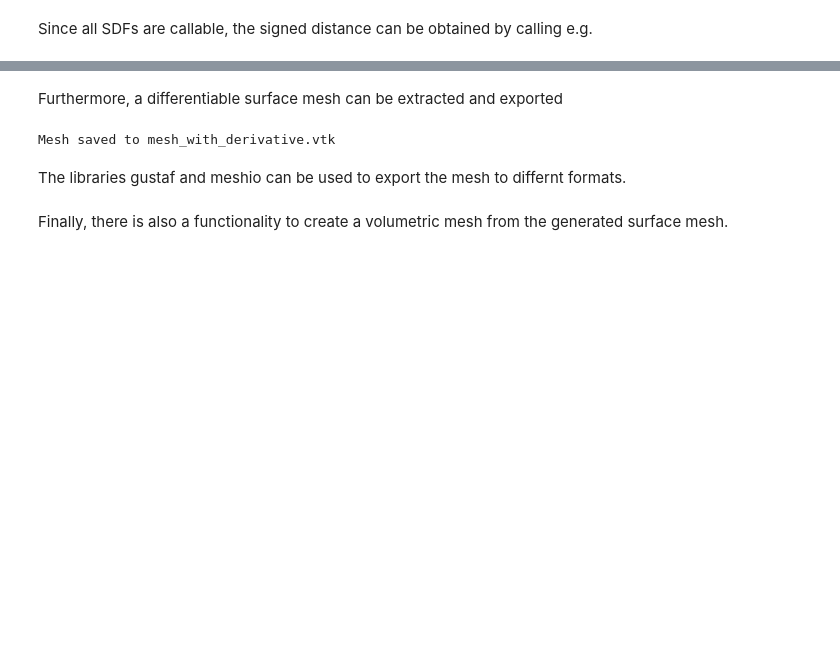
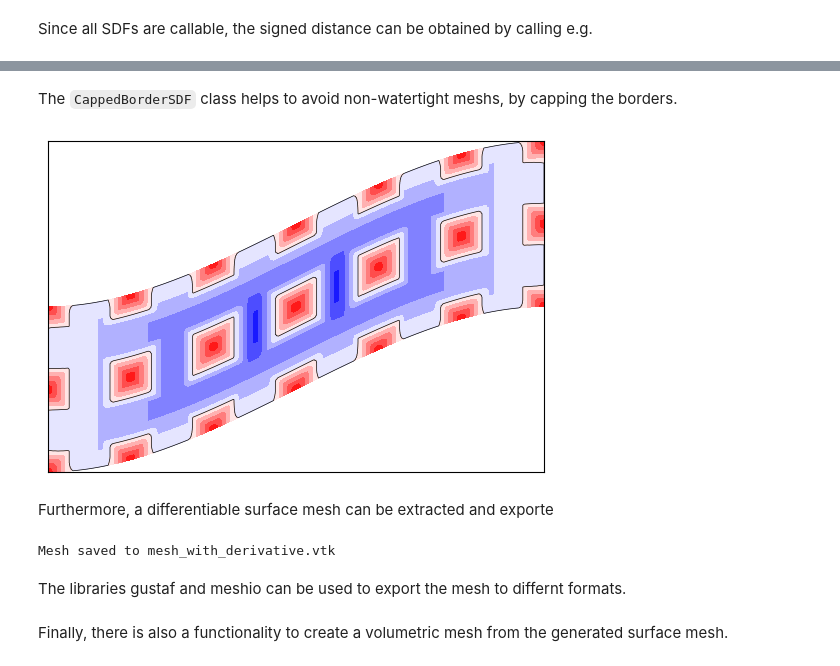
Before and after one commit to mkofler96/DeepSDFStruct, a Jupyter notebook: example.ipynb, the cells around one changed output, grey strips where cells are left out. Saved outputs shown, nothing was run; the diff lists cells and outputs as text; code cells hidden in the pictures; blank space fills up the shorter version.

```diff
--- a/example.ipynb
+++ b/example.ipynb
@@ -48,4 +73,12 @@ tensor([0.9142, 0.9142])
+# %% [markdown]
+The `CappedBorderSDF` class helps to avoid non-watertight meshs, by capping the borders.
+# %%
+from DeepSDFStruct.SDF import CappedBorderSDF
+capped_lattice = CappedBorderSDF(lattice_struct)
+_ = capped_lattice.plot_slice(origin=(0, 0, 0.5), deformation_function=deformation_spline)
+# %% [output]
+[figure, added]
 # %% [markdown]
-Furthermore, a differentiable surface mesh can be extracted and exported
+Furthermore, a differentiable surface mesh can be extracted and exporte
 # %%
 from DeepSDFStruct.mesh import create_3D_mesh, export_surface_mesh
```
Also changed, not shown: parts of 8 cells of this notebook, 2 other files.
